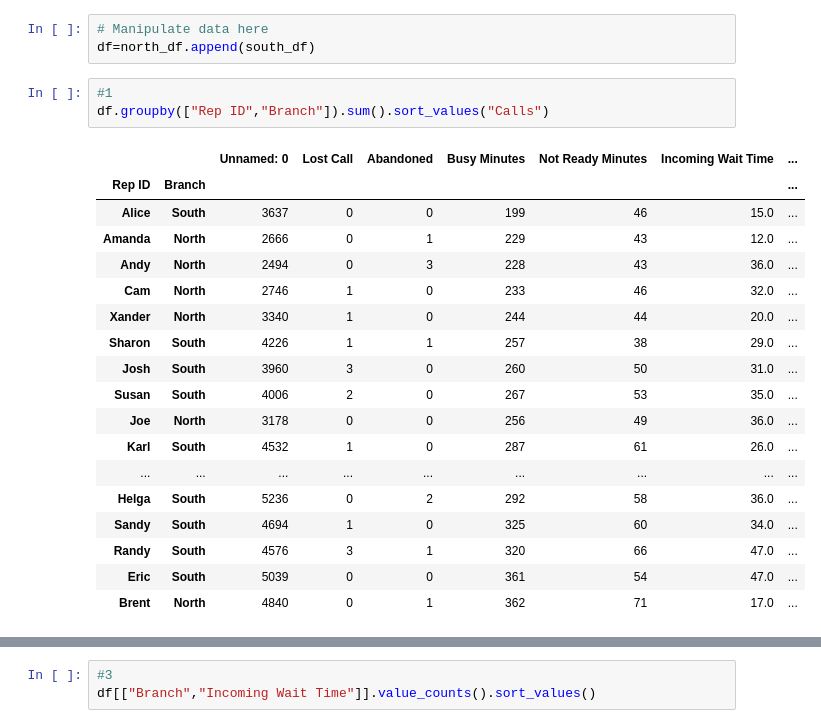
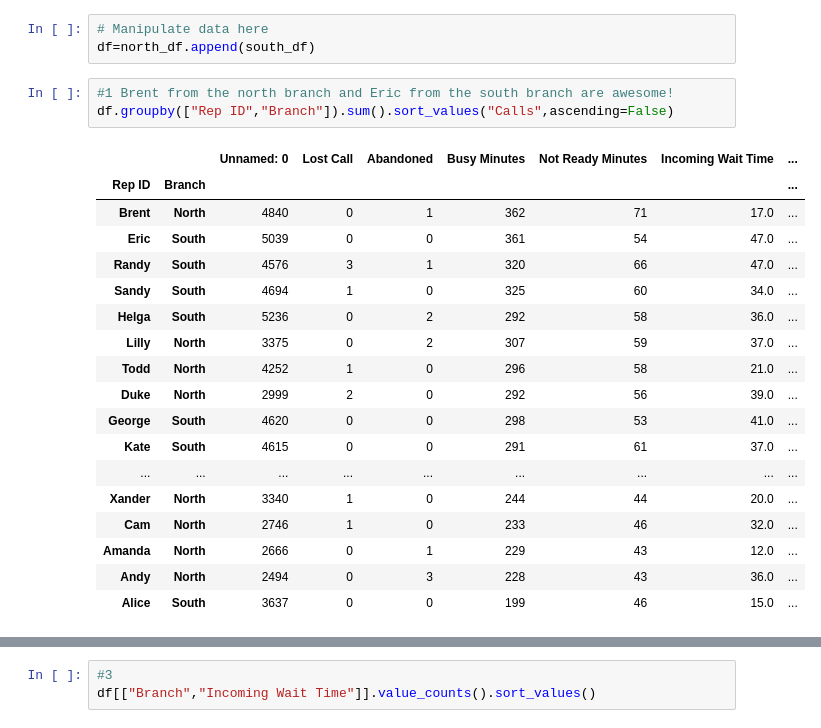
Before and after one commit to OllieG93/Call-Center-Cleanup-2, a Jupyter notebook: Call Center Cleanup.ipynb, the cells around one changed output, grey strips where cells are left out. Cells and saved outputs as stored; diff of their text form.

```diff
--- a/Call Center Cleanup.ipynb
+++ b/Call Center Cleanup.ipynb
@@ -338,24 +322,24 @@ Before you begin answering any questions, combine the two datasets together to c
 # Manipulate data here
 df=north_df.append(south_df)
 # %%
-#1
-df.groupby(["Rep ID","Branch"]).sum().sort_values("Calls")
+#1 Brent from the north branch and Eric from the south branch are awesome!
+df.groupby(["Rep ID","Branch"]).sum().sort_values("Calls",ascending=False)
 # %% [output]
 |  |  | Unnamed: 0 | Lost Call | Abandoned | Busy Minutes | Not Ready Minutes | Incoming Wait Time | ... |
 | Rep ID | Branch |  |  |  |  |  |  | ... |
-| Alice | South | 3637 | 0 | 0 | 199 | 46 | 15.0 | ... |
+| Brent | North | 4840 | 0 | 1 | 362 | 71 | 17.0 | ... |
+| Eric | South | 5039 | 0 | 0 | 361 | 54 | 47.0 | ... |
+| Randy | South | 4576 | 3 | 1 | 320 | 66 | 47.0 | ... |
+| Sandy | South | 4694 | 1 | 0 | 325 | 60 | 34.0 | ... |
+| Helga | South | 5236 | 0 | 2 | 292 | 58 | 36.0 | ... |
+| Lilly | North | 3375 | 0 | 2 | 307 | 59 | 37.0 | ... |
+| Todd | North | 4252 | 1 | 0 | 296 | 58 | 21.0 | ... |
+| Duke | North | 2999 | 2 | 0 | 292 | 56 | 39.0 | ... |
+| George | South | 4620 | 0 | 0 | 298 | 53 | 41.0 | ... |
+| Kate | South | 4615 | 0 | 0 | 291 | 61 | 37.0 | ... |
+| ... | ... | ... | ... | ... | ... | ... | ... | ... |
+| Xander | North | 3340 | 1 | 0 | 244 | 44 | 20.0 | ... |
+| Cam | North | 2746 | 1 | 0 | 233 | 46 | 32.0 | ... |
 | Amanda | North | 2666 | 0 | 1 | 229 | 43 | 12.0 | ... |
 | Andy | North | 2494 | 0 | 3 | 228 | 43 | 36.0 | ... |
-| Cam | North | 2746 | 1 | 0 | 233 | 46 | 32.0 | ... |
-| Xander | North | 3340 | 1 | 0 | 244 | 44 | 20.0 | ... |
-| Sharon | South | 4226 | 1 | 1 | 257 | 38 | 29.0 | ... |
-| Josh | South | 3960 | 3 | 0 | 260 | 50 | 31.0 | ... |
-| Susan | South | 4006 | 2 | 0 | 267 | 53 | 35.0 | ... |
-| Joe | North | 3178 | 0 | 0 | 256 | 49 | 36.0 | ... |
-| Karl | South | 4532 | 1 | 0 | 287 | 61 | 26.0 | ... |
-| ... | ... | ... | ... | ... | ... | ... | ... | ... |
-| Helga | South | 5236 | 0 | 2 | 292 | 58 | 36.0 | ... |
-| Sandy | South | 4694 | 1 | 0 | 325 | 60 | 34.0 | ... |
-| Randy | South | 4576 | 3 | 1 | 320 | 66 | 47.0 | ... |
-| Eric | South | 5039 | 0 | 0 | 361 | 54 | 47.0 | ... |
-| Brent | North | 4840 | 0 | 1 | 362 | 71 | 17.0 | ... |
+| Alice | South | 3637 | 0 | 0 | 199 | 46 | 15.0 | ... |
```
Also changed, not shown: parts of 18 cells of this notebook.
